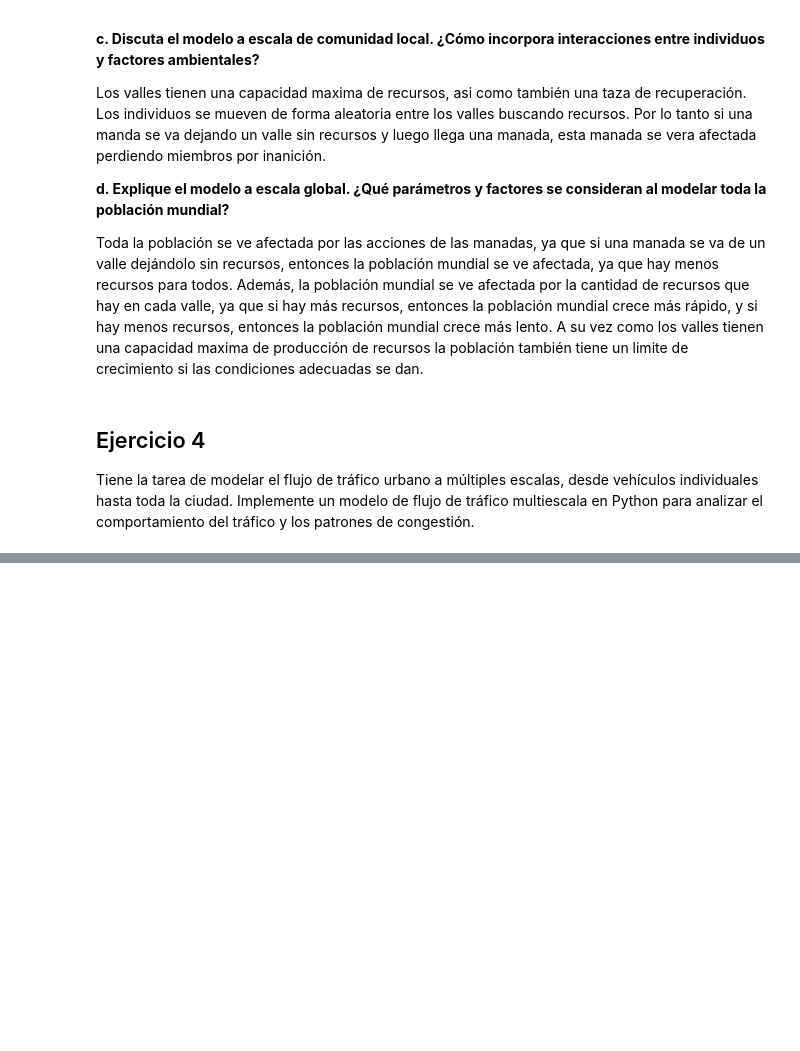
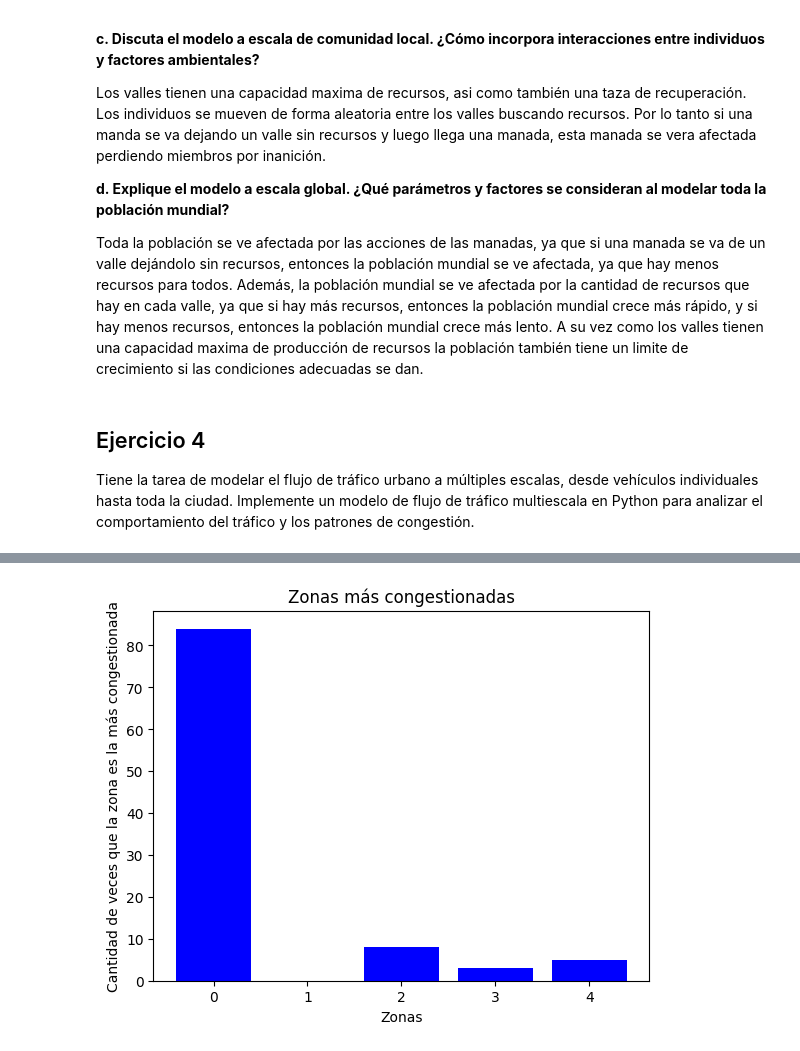
Before and after one commit to Daniel14gonc/Lab6_Modsim, a Jupyter notebook: Lab6.ipynb, the cells around one changed output, grey strips where cells are left out. Drawn from its saved outputs; the diff is of its cells as text; code cells hidden in the pictures; blank space fills up the shorter version.

```diff
--- a/Lab6.ipynb
+++ b/Lab6.ipynb
@@ -673,0 +673,13 @@ plt.show()
+# %%
+unique_values, value_counts = np.unique(zonas_mas_concurridas, return_counts=True)
+plt.bar(unique_values, value_counts, color='b', label='Zonas', linestyle='-')
+
+# Optionally, add labels and title
+plt.xlabel('Zonas')
+plt.ylabel('Cantidad de veces que la zona es la más congestionada')
+plt.title('Zonas más congestionadas')
+
+# Show the plot
+plt.show()
+# %% [output]
+[figure, added]
```
Also changed, not shown: parts of 7 cells of this notebook.
